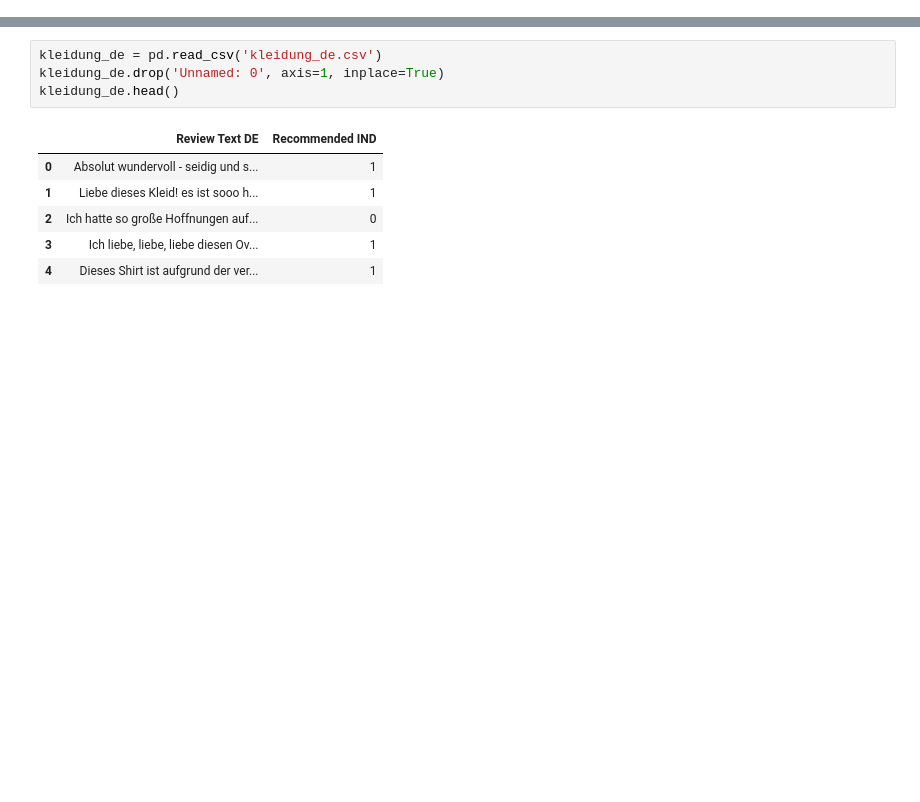
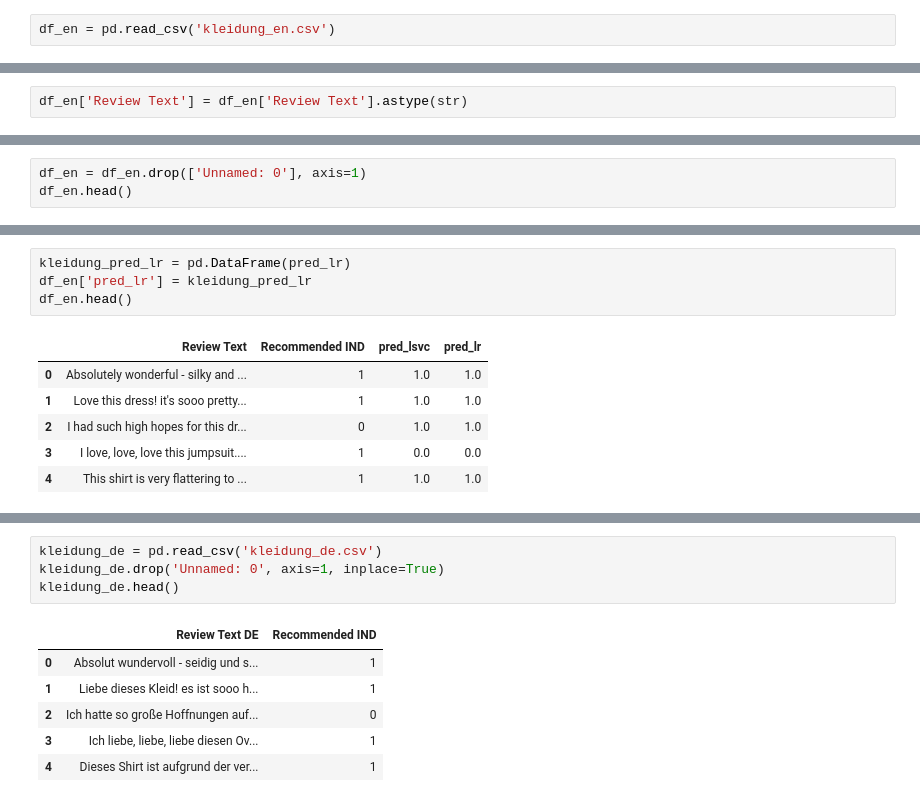
Before and after one commit to lorenanda/Sentimentanalyse-HU-SS20, a Jupyter notebook: spacy_kleidung.ipynb, the cells around one changed output, grey strips where cells are left out. Saved outputs shown, nothing was run; the diff lists cells and outputs as text; blank space fills up the shorter version.

Commit message:
update spacy_kleidung models

```diff
--- a/spacy_kleidung.ipynb
+++ b/spacy_kleidung.ipynb
@@ -230,0 +20,2 @@ Logistic Regression Recall: 0.9779048609305953
+# %%
+df_en = pd.read_csv('kleidung_en.csv')
@@ -230,0 +38,2 @@ Logistic Regression Recall: 0.9779048609305953
+# %%
+df_en['Review Text'] = df_en['Review Text'].astype(str)
@@ -230,0 +47,3 @@ Logistic Regression Recall: 0.9779048609305953
+# %%
+df_en = df_en.drop(['Unnamed: 0'], axis=1)
+df_en.head()
@@ -230,0 +168,11 @@ Logistic Regression Recall: 0.9779048609305953
+# %%
+kleidung_pred_lr = pd.DataFrame(pred_lr)
+df_en['pred_lr'] = kleidung_pred_lr
+df_en.head()
+# %% [output]
+|  | Review Text | Recommended IND | pred_lsvc | pred_lr |
+| 0 | Absolutely wonderful - silky and ... | 1 | 1.0 | 1.0 |
+| 1 | Love this dress! it's sooo pretty... | 1 | 1.0 | 1.0 |
+| 2 | I had such high hopes for this dr... | 0 | 1.0 | 1.0 |
+| 3 | I love, love, love this jumpsuit.... | 1 | 0.0 | 0.0 |
+| 4 | This shirt is very flattering to ... | 1 | 1.0 | 1.0 |
```
Also changed, not shown: parts of 62 cells of this notebook, 1 other file.
